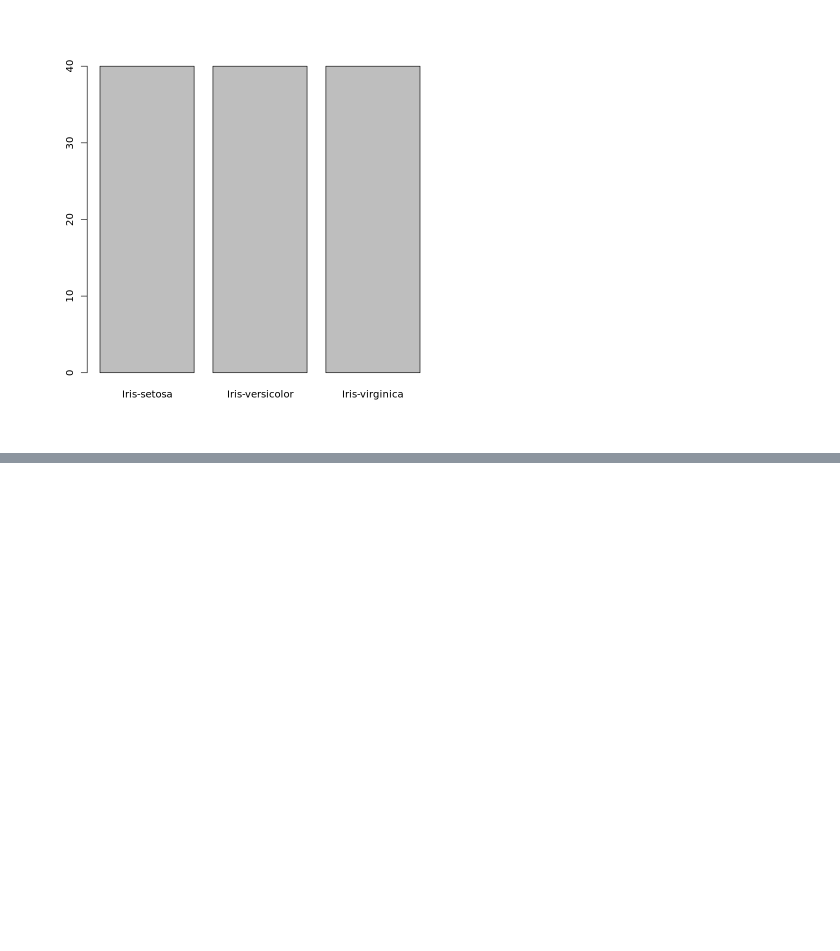
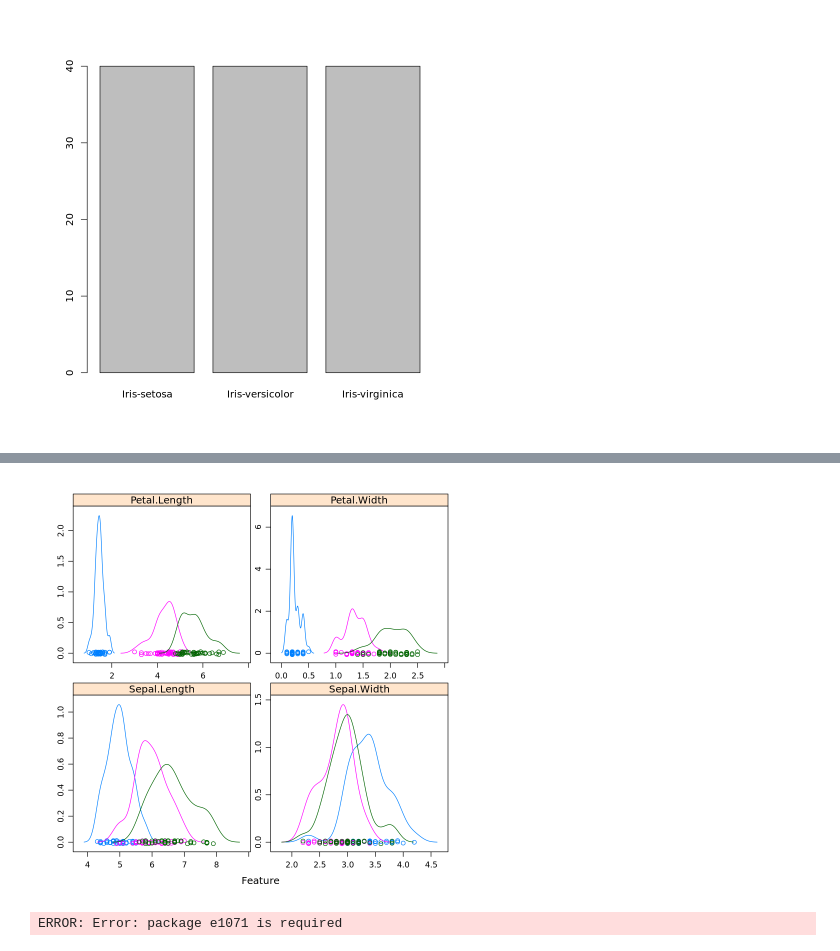
Before and after one commit to kyoungosu/machine_learning_r, a Jupyter notebook: machine_learning_app.ipynb, the cells around one changed output, grey strips where cells are left out. Cells and saved outputs as stored; diff of their text form; code cells hidden in the pictures; blank space fills up the shorter version.

```diff
--- a/machine_learning_app.ipynb
+++ b/machine_learning_app.ipynb
@@ -128,0 +117,6 @@ Traceback:
+# %%
+# density plots for each attribute by class value
+scales <- list(x=list(relation="free"), y=list(relation="free"))
+featurePlot(x=x, y=y, plot="density", scales=scales)
+# %% [output]
+[figure, added]
@@ -128,0 +127,20 @@ Traceback:
+# %%
+# a) linear algorithms
+set.seed(7)
+fit.lda <- train(Species~., data=dataset, method="lda", metric=metric, trControl=control)
+# b) nonlinear algorithms
+# CART
+set.seed(7)
+fit.cart <- train(Species~., data=dataset, method="rpart", metric=metric, trControl=control)
+# kNN
+set.seed(7)
+fit.knn <- train(Species~., data=dataset, method="knn", metric=metric, trControl=control)
+# c) advanced algorithms
+# SVM
+set.seed(7)
+fit.svm <- train(Species~., data=dataset, method="svmRadial", metric=metric, trControl=control)
+# Random Forest
+set.seed(7)
+fit.rf <- train(Species~., data=dataset, method="rf", metric=metric, trControl=control)
+# %% [output]
+ERROR: Error: package e1071 is required
```
Also changed, not shown: parts of 6 cells of this notebook, 1 other file.
